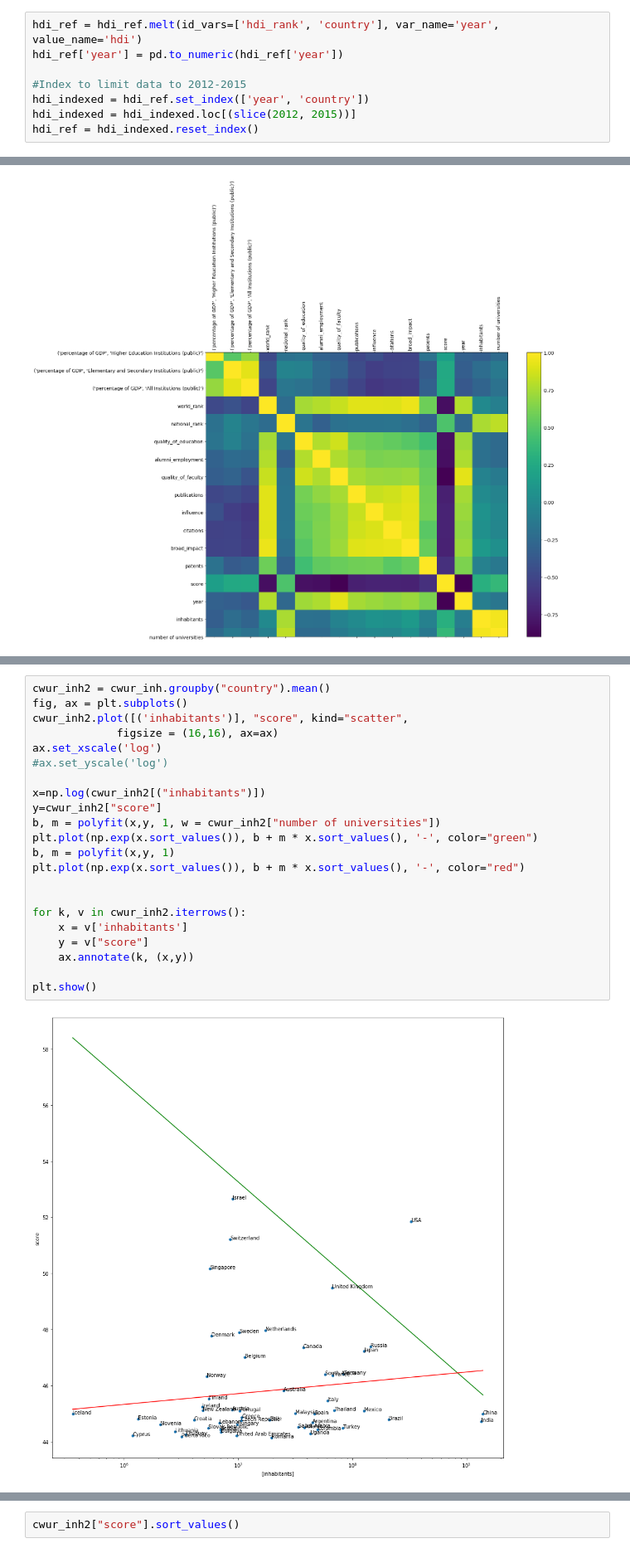
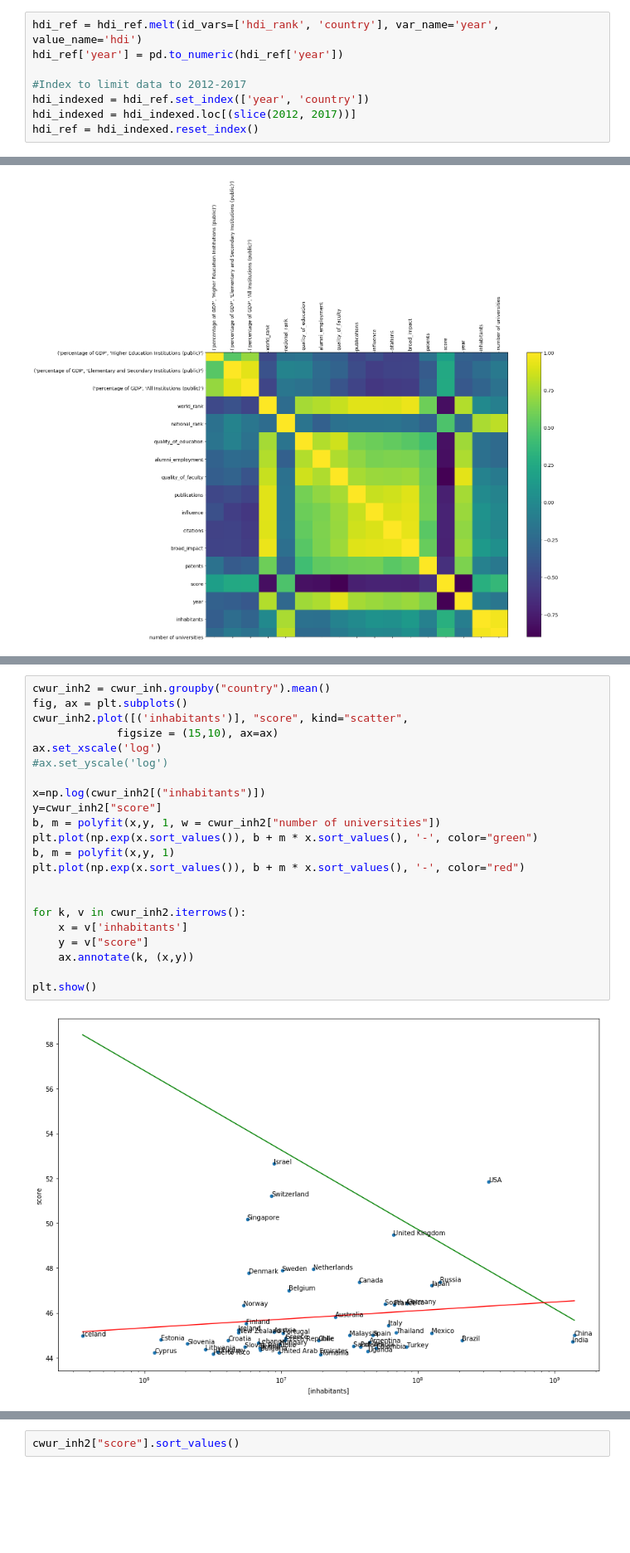
Before and after one commit to AjayvirS/uni-ranking, a Jupyter notebook: EX3_final.ipynb, the cells around one changed output, grey strips where cells are left out. Shown at 83% size. Saved outputs shown, nothing was run; the diff lists cells and outputs as text; blank space fills up the shorter version.

```diff
--- a/EX3_final.ipynb
+++ b/EX3_final.ipynb
@@ -277,9 +277,9 @@ Due to the dataset having the years as columns, it is not feasible to merge it w
 hdi_ref = hdi_ref.melt(id_vars=['hdi_rank', 'country'], var_name='year', value_name='hdi')
 hdi_ref['year'] = pd.to_numeric(hdi_ref['year'])
 
-#Index to limit data to 2012-2015
+#Index to limit data to 2012-2017
 hdi_indexed = hdi_ref.set_index(['year', 'country'])
-hdi_indexed = hdi_indexed.loc[(slice(2012, 2015))]
+hdi_indexed = hdi_indexed.loc[(slice(2012, 2017))]
 hdi_ref = hdi_indexed.reset_index()
 # %% [markdown]
 #### 2.5.2 Reformat Corruption Perceptions Index
@@ -861,27 +876,27 @@ plt.show()
 # %%
 cwur_inh2 = cwur_inh.groupby("country").mean()
 fig, ax = plt.subplots()
 cwur_inh2.plot([('inhabitants')], "score", kind="scatter",
-             figsize = (16,16), ax=ax)
+             figsize = (15,10), ax=ax)
 ax.set_xscale('log')
 #ax.set_yscale('log')
 
 x=np.log(cwur_inh2[("inhabitants")])
 y=cwur_inh2["score"]
 b, m = polyfit(x,y, 1, w = cwur_inh2["number of universities"])
 plt.plot(np.exp(x.sort_values()), b + m * x.sort_values(), '-', color="green")
 b, m = polyfit(x,y, 1)
 plt.plot(np.exp(x.sort_values()), b + m * x.sort_values(), '-', color="red")
 
 
 for k, v in cwur_inh2.iterrows():
     x = v['inhabitants']
     y = v["score"]
     ax.annotate(k, (x,y))
 
 plt.show()
 # %% [output]
-[figure, old version]
+[figure, new version]
 # %%
 cwur_inh2 = cwur_inh.groupby("country").mean()
 fig, ax = plt.subplots()
```
Also changed, not shown: parts of 11 cells of this notebook.
